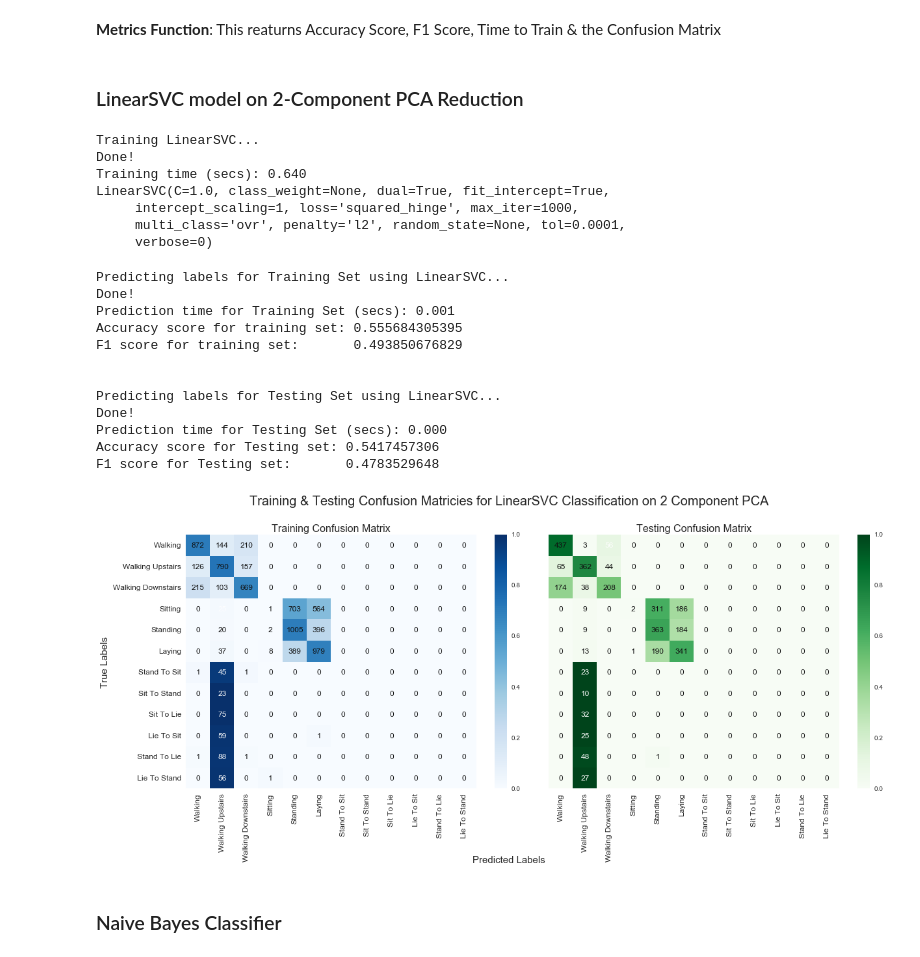
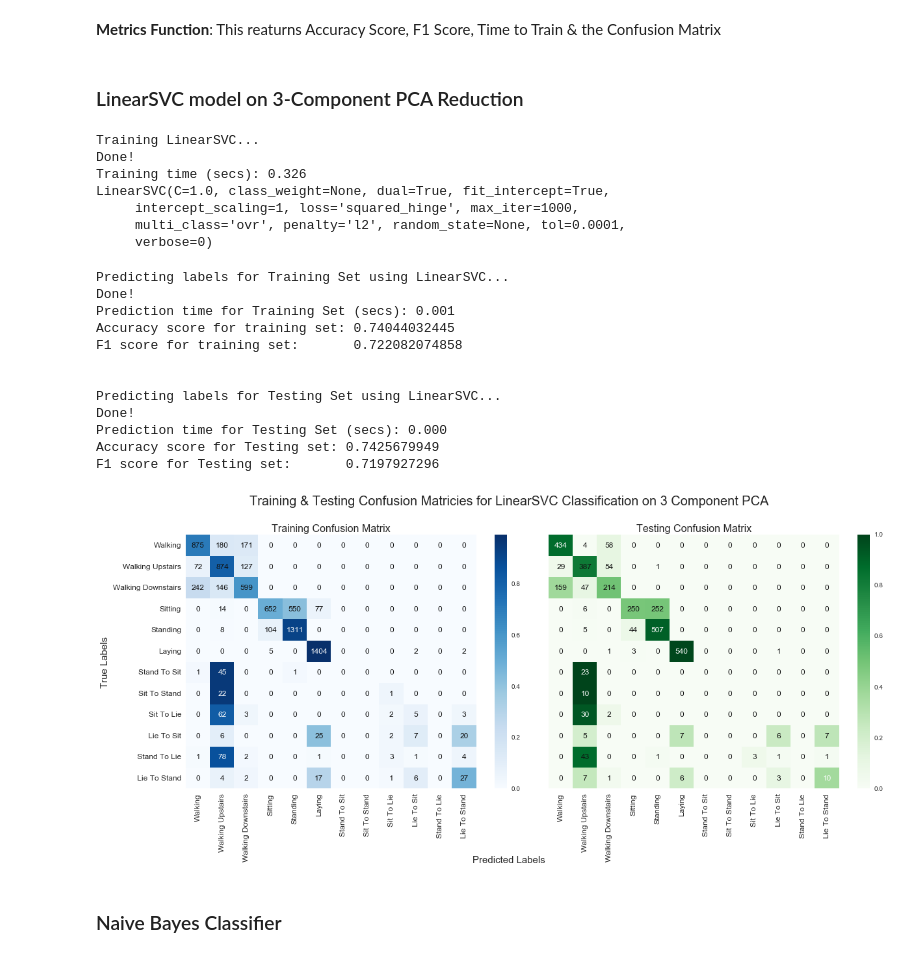
Before and after one commit to todddangerfarr/mlnd-p5-capstone-wearables-activity-tracking, a Jupyter notebook: human-activities-and-postural-transitions.ipynb, the cells around one changed output. Cells and saved outputs as stored; diff of their text form; code cells hidden in the pictures.

```diff
--- a/human-activities-and-postural-transitions.ipynb
+++ b/human-activities-and-postural-transitions.ipynb
@@ -486,60 +504,61 @@ def predict_labels(clf, features, target, is_training=True):
            f1_score(target.values, y_pred, average='weighted'), \
            confusion_matrix(target.values, y_pred)
 # %% [markdown]
-### LinearSVC model on 2-Component PCA Reduction
+### LinearSVC model on 3-Component PCA Reduction
 # %%
 # LinearSVC classifier
-clf_pca_2 = svm.LinearSVC()
+clf_pca_3 = svm.LinearSVC()
 
 # Fit model to training data
 # transform X_train with the PCA, reshapes the y_train dataframe into a 1D array
-train_classifier(clf_pca_2, pca_2.transform(X_train), y_train.activity.values)
-print (clf_pca_2)
+train_classifier(clf_pca_3, pca_3.transform(X_train), y_train.activity.values)
+print (clf_pca_3)
 # %% [output]
 Training LinearSVC...
 Done!
-Training time (secs): 0.640
+Training time (secs): 0.326
 LinearSVC(C=1.0, class_weight=None, dual=True, fit_intercept=True,
      intercept_scaling=1, loss='squared_hinge', max_iter=1000,
      multi_class='ovr', penalty='l2', random_state=None, tol=0.0001,
      verbose=0)
 # %%
 # Training Accuracy for LinearSVC
-pca_2_train_accuracy_score_lsvc, pca_2_train_f1_score_lsvc, pca_2_train_confusion_matrix_lsvc = predict_labels(
-    clf_pca_2, pca_2.transform(X_train), y_train)
-print ("Accuracy score for training set: {}".format(pca_2_train_accuracy_score_lsvc))
-print ("F1 score for training set:       {}".format(pca_2_train_f1_score_lsvc))
+pca_3_train_accuracy_score_lsvc, pca_3_train_f1_score_lsvc, pca_3_train_confusion_matrix_lsvc = predict_labels(
+    clf_pca_3, pca_3.transform(X_train), y_train)
+print ("Accuracy score for training set: {}".format(pca_3_train_accuracy_score_lsvc))
+print ("F1 score for training set:       {}".format(pca_3_train_f1_score_lsvc))
 
 # whitespace
 print ''
 print ''
 
 # Test accuracy for LinearSVC
-pca_2_test_accuracy_score_lsvc, pca_2_test_f1_score_lsvc, pca_2_test_confusion_matrix_lsvc = predict_labels(
-    clf_pca_2, pca_2.transform(X_test), y_test, False)
-print ("Accuracy score for Testing set: {:.10f}".format(pca_2_test_accuracy_score_lsvc))
-print ("F1 score for Testing set:       {:.10f}".format(pca_2_test_f1_score_lsvc))
+pca_3_test_accuracy_score_lsvc, pca_3_test_f1_score_lsvc, pca_3_test_confusion_matrix_lsvc = predict_labels(
+    clf_pca_3, pca_3.transform(X_test), y_test, False)
+print ("Accuracy score for Testing set: {:.10f}".format(pca_3_test_accuracy_score_lsvc))
+print ("F1 score for Testing set:       {:.10f}".format(pca_3_test_f1_score_lsvc))
 # %% [output]
 Predicting labels for Training Set using LinearSVC...
 Done!
 Prediction time for Training Set (secs): 0.001
-Accuracy score for training set: 0.555684305395
-F1 score for training set:       0.493850676829
+Accuracy score for training set: 0.74044032445
+F1 score for training set:       0.722082074858
 
 
 Predicting labels for Testing Set using LinearSVC...
 Done!
 Prediction time for Testing Set (secs): 0.000
-Accuracy score for Testing set: 0.5417457306
-F1 score for Testing set:       0.4783529648
+Accuracy score for Testing set: 0.7425679949
+F1 score for Testing set:       0.7197927296
 # %%
-title = 'Training & Testing Confusion Matricies for LinearSVC Classification on 2 Component PCA'
-questionable_annot_colors = ['45', '23', '75', '59', '88', '56', '23', '10', '32', '25', '48', '27']
-plot_confusion_matricies(pca_2_train_confusion_matrix_lsvc,
-                         pca_2_test_confusion_matrix_lsvc,
+title = 'Training & Testing Confusion Matricies for LinearSVC Classification on 3 Component PCA'
+questionable_annot_colors = ['45', '23', '22', '62', '1311', '1404', '78', '540', '23', '10',
+                             '507', '30', '434']
+plot_confusion_matricies(pca_3_train_confusion_matrix_lsvc,
+                         pca_3_test_confusion_matrix_lsvc,
                          title, questionable_annot_colors=questionable_annot_colors)
 # %% [output]
-[figure, old version]
+[figure, new version]
 # %% [markdown]
 ### Naive Bayes Classifier
 # %%
```
Also changed, not shown: parts of 15 cells of this notebook, 7 other files.
